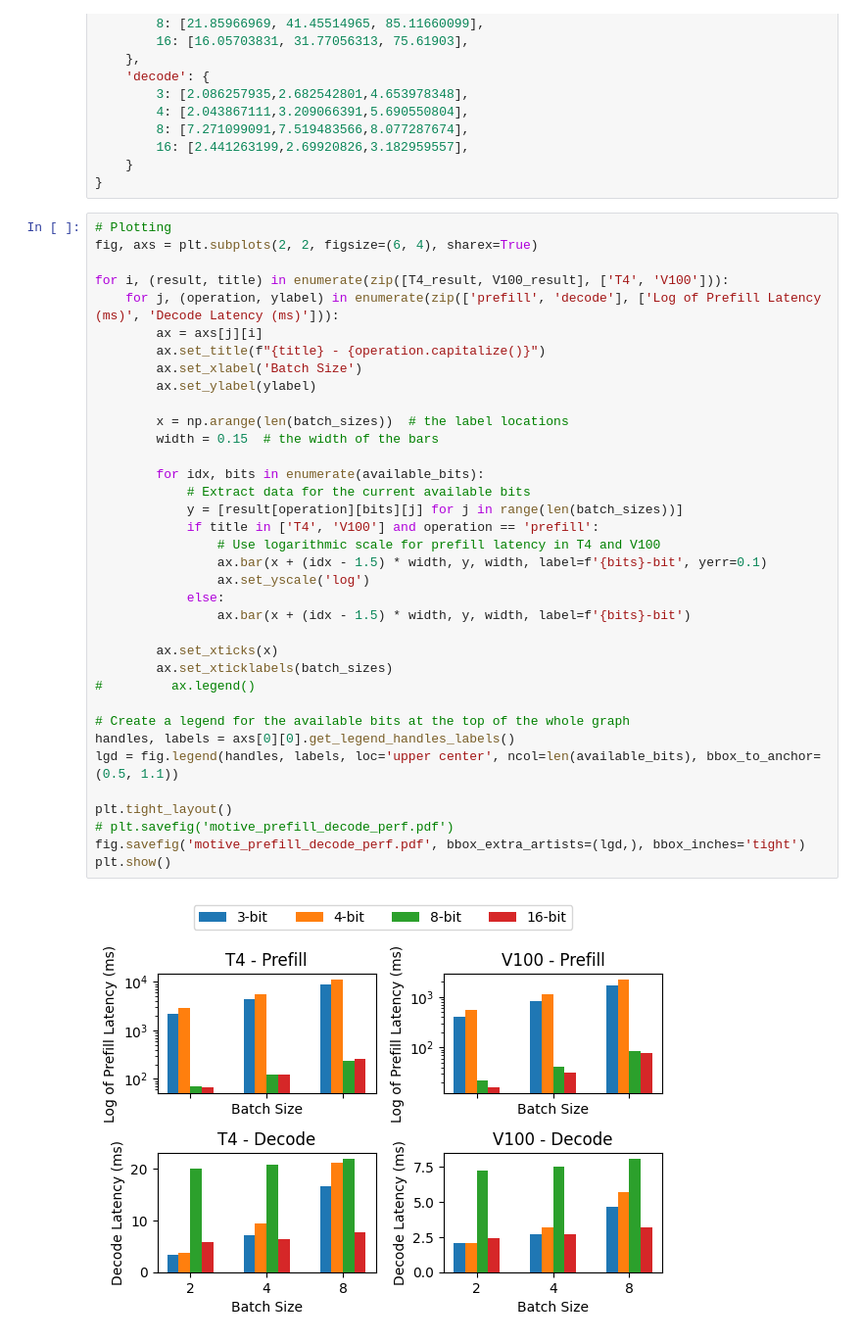
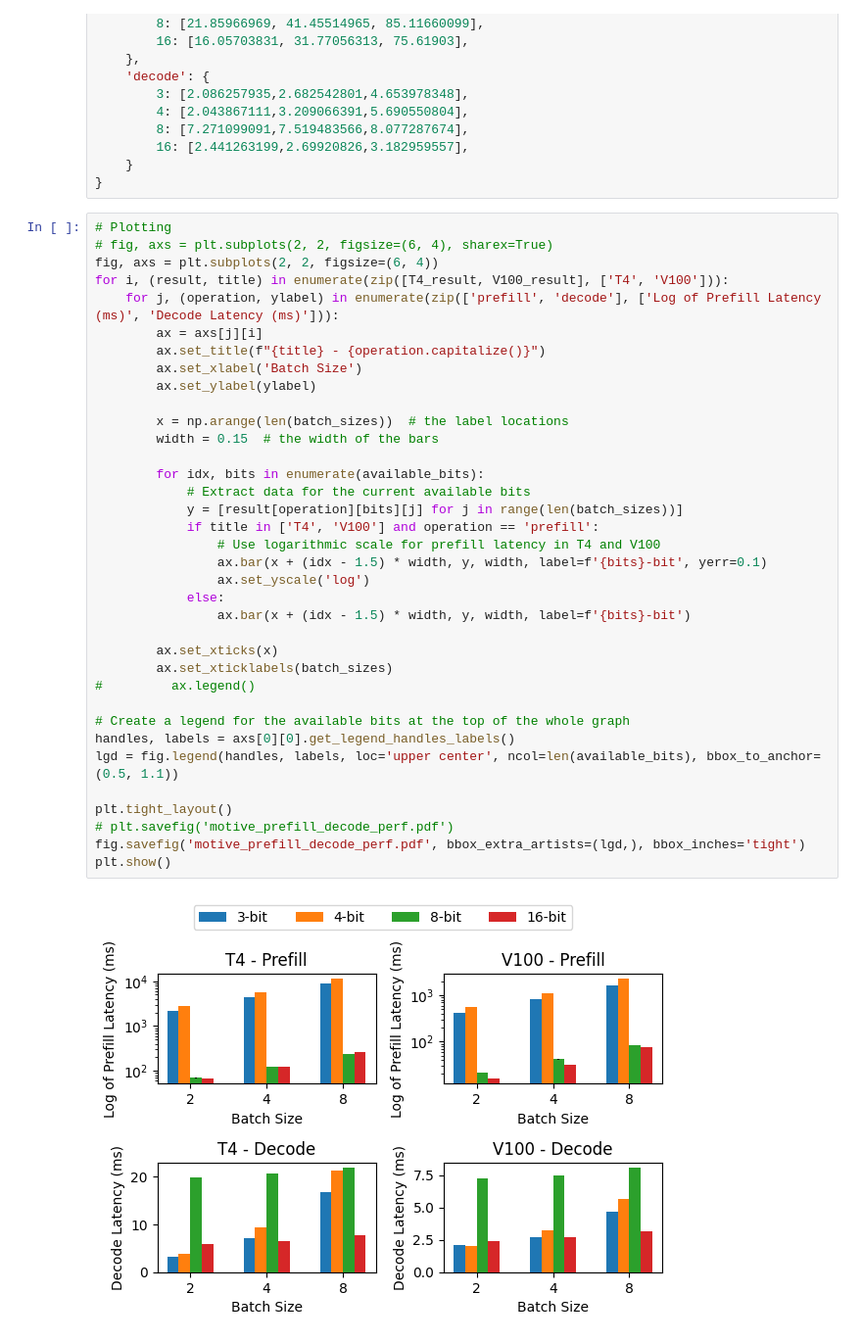
Before and after one commit to tonyzhao-jt/LLM-PQ, a Jupyter notebook: notebook/Motive_Graph.ipynb, the cells around one changed output. Shown: that part at 98% size. Cells and saved outputs as stored; diff of their text form.

```diff
--- a/notebook/Motive_Graph.ipynb
+++ b/notebook/Motive_Graph.ipynb
@@ -116,39 +116,39 @@ V100_result = {
 }
 # %%
 # Plotting
-fig, axs = plt.subplots(2, 2, figsize=(6, 4), sharex=True)
-
+# fig, axs = plt.subplots(2, 2, figsize=(6, 4), sharex=True)
+fig, axs = plt.subplots(2, 2, figsize=(6, 4))
 for i, (result, title) in enumerate(zip([T4_result, V100_result], ['T4', 'V100'])):
     for j, (operation, ylabel) in enumerate(zip(['prefill', 'decode'], ['Log of Prefill Latency (ms)', 'Decode Latency (ms)'])):
         ax = axs[j][i]
         ax.set_title(f"{title} - {operation.capitalize()}")
         ax.set_xlabel('Batch Size')
         ax.set_ylabel(ylabel)
 
         x = np.arange(len(batch_sizes))  # the label locations
         width = 0.15  # the width of the bars
 
         for idx, bits in enumerate(available_bits):
             # Extract data for the current available bits
             y = [result[operation][bits][j] for j in range(len(batch_sizes))]
             if title in ['T4', 'V100'] and operation == 'prefill':
                 # Use logarithmic scale for prefill latency in T4 and V100
                 ax.bar(x + (idx - 1.5) * width, y, width, label=f'{bits}-bit', yerr=0.1)
                 ax.set_yscale('log')
             else:
                 ax.bar(x + (idx - 1.5) * width, y, width, label=f'{bits}-bit')
 
         ax.set_xticks(x)
         ax.set_xticklabels(batch_sizes)
 #         ax.legend()
 
 # Create a legend for the available bits at the top of the whole graph
 handles, labels = axs[0][0].get_legend_handles_labels()
 lgd = fig.legend(handles, labels, loc='upper center', ncol=len(available_bits), bbox_to_anchor=(0.5, 1.1))
 
 plt.tight_layout()
 # plt.savefig('motive_prefill_decode_perf.pdf')
 fig.savefig('motive_prefill_decode_perf.pdf', bbox_extra_artists=(lgd,), bbox_inches='tight')
 plt.show()
 # %% [output]
-[figure, old version]
+[figure, new version]
```
Also changed, not shown: 28 other files.
